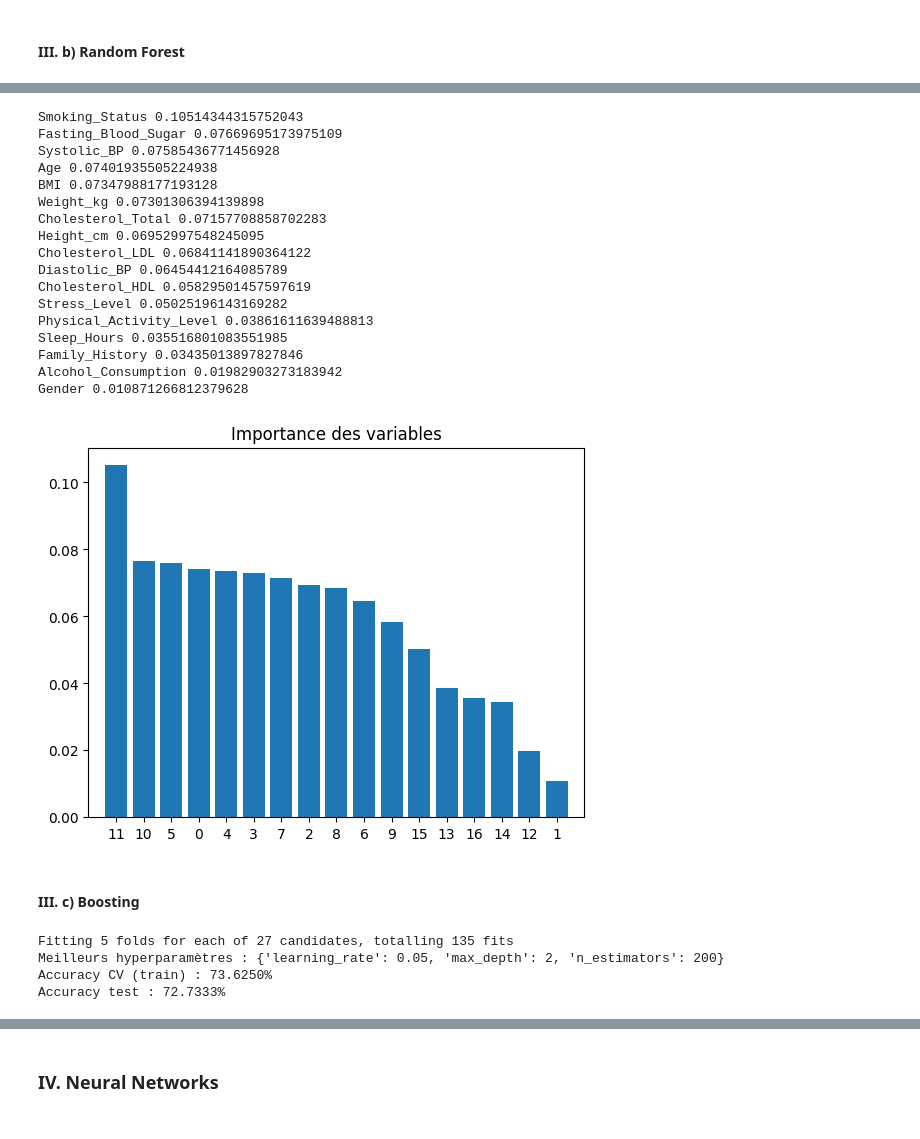
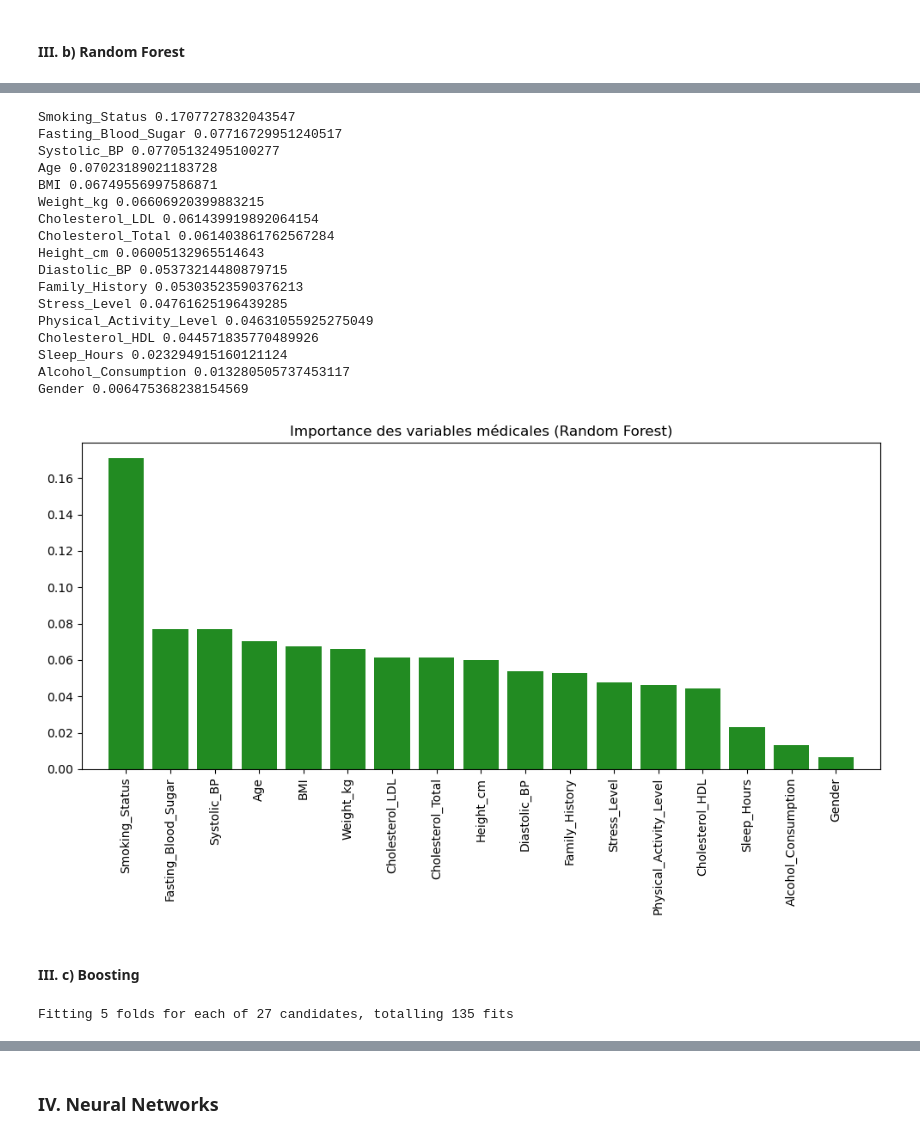
Before and after one commit to clairesn23/machine_learning, a Jupyter notebook: Projet_Python.ipynb, the cells around one changed output, grey strips where cells are left out. Saved outputs shown, nothing was run; the diff lists cells and outputs as text; code cells hidden in the pictures.

```diff
--- a/Projet_Python.ipynb
+++ b/Projet_Python.ipynb
@@ -630,38 +642,39 @@ row_0
 # %%
-rf= RandomForestClassifier(n_estimators=100,max_features=2)
-rfFit=rf.fit(Xr_train_c, y_train_c)
 # Importance décroissante des variables
-importances = rfFit.feature_importances_
+importances = rfOpt.best_estimator_.feature_importances_
 indices = np.argsort(importances)[::-1]
 for f in range(Xr_train_c.shape[1]):
     print(df_cls.columns[indices[f]], importances[indices[f]])
 
+plt.figure(figsize=(10, 6)) # Un peu plus large pour que les mots respirent
+plt.title("Importance des variables médicales (Random Forest)")
+plt.bar(range(Xr_train_c.shape[1]), importances[indices], color="forestgreen")
 
-plt.figure()
-plt.title("Importance des variables")
-plt.bar(range(Xr_train_c.shape[1]), importances[indices]);
-plt.xticks(range(Xr_train_c.shape[1]), indices);
-plt.xlim([-1, Xr_train_c.shape[1]]);
+noms_variables = [df_cls.columns[i] for i in indices]
+plt.xticks(range(Xr_train_c.shape[1]), noms_variables, rotation=90)
+
+plt.xlim([-1, Xr_train_c.shape[1]])
+plt.tight_layout() # Empêche les mots d'être coupés en bas de l'image
 plt.show()
 # %% [output]
-Smoking_Status 0.10514344315752043
-Fasting_Blood_Sugar 0.07669695173975109
-Systolic_BP 0.07585436771456928
-Age 0.07401935505224938
-BMI 0.07347988177193128
-Weight_kg 0.07301306394139898
-Cholesterol_Total 0.07157708858702283
-Height_cm 0.06952997548245095
-Cholesterol_LDL 0.06841141890364122
-Diastolic_BP 0.06454412164085789
-Cholesterol_HDL 0.05829501457597619
-Stress_Level 0.05025196143169282
-Physical_Activity_Level 0.03861611639488813
-Sleep_Hours 0.035516801083551985
-Family_History 0.03435013897827846
-Alcohol_Consumption 0.01982903273183942
-Gender 0.010871266812379628
+Smoking_Status 0.1707727832043547
+Fasting_Blood_Sugar 0.07716729951240517
+Systolic_BP 0.07705132495100277
+Age 0.07023189021183728
+BMI 0.06749556997586871
+Weight_kg 0.06606920399883215
+Cholesterol_LDL 0.061439919892064154
+Cholesterol_Total 0.061403861762567284
+Height_cm 0.06005132965514643
+Diastolic_BP 0.05373214480879715
+Family_History 0.05303523590376213
+Stress_Level 0.04761625196439285
+Physical_Activity_Level 0.04631055925275049
+Cholesterol_HDL 0.044571835770489926
+Sleep_Hours 0.023294915160121124
+Alcohol_Consumption 0.013280505737453117
+Gender 0.006475368238154569
-[figure, old version]
+[figure, new version]
 # %% [markdown]
 #### III. c) Boosting
 # %%
@@ -669,16 +682,7 @@ Gender 0.010871266812379628
 from sklearn.ensemble import GradientBoostingClassifier
 
 param = {"n_estimators": [50, 100, 200], "max_depth": [2, 3, 4], "learning_rate": [0.05, 0.1, 0.2]}
-gb = GridSearchCV(GradientBoostingClassifier(), param, cv=5, n_jobs=-1, verbose=1)
+gb = GridSearchCV(GradientBoostingClassifier(random_state=42), param, cv=5, n_jobs=-1, verbose=1)
 gbOpt = gb.fit(Xr_train_c, y_train_c)
-
-print(f"Meilleurs hyperparamètres : {gbOpt.best_params_}")
-print(f"Accuracy CV (train) : {gbOpt.best_score_*100:.4f}%")
-
-y_pred_gb = gbOpt.predict(Xr_test_c)
-print(f"Accuracy test : {accuracy_score(y_test_c, y_pred_gb)*100:.4f}%")
 # %% [output]
 Fitting 5 folds for each of 27 candidates, totalling 135 fits
-Meilleurs hyperparamètres : {'learning_rate': 0.05, 'max_depth': 2, 'n_estimators': 200}
-Accuracy CV (train) : 73.6250%
-Accuracy test : 72.7333%
```
Also changed, not shown: parts of 35 cells of this notebook.
